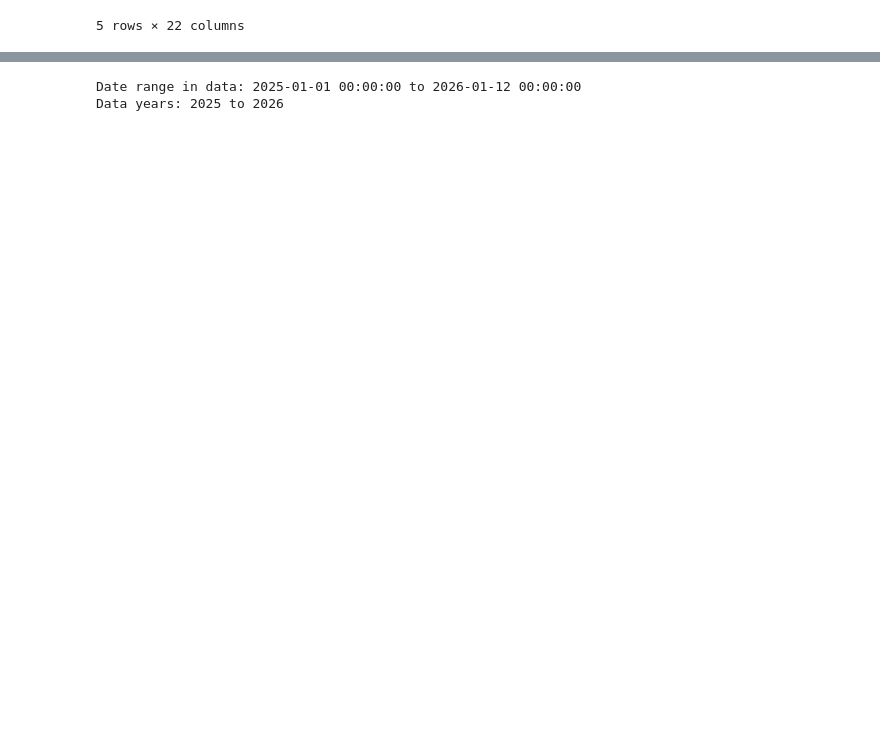
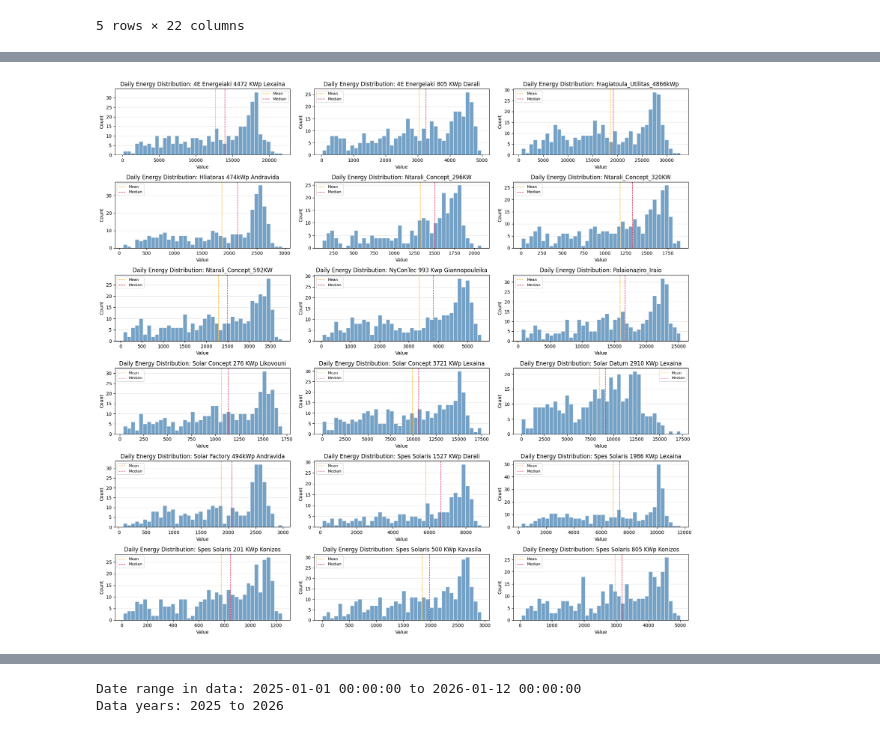
Before and after one commit to steliosvliaros/daily_avg_pv_kpi_heatmap, a Jupyter notebook: notebooks/01_prototype_pvgis_pi_heatmap.ipynb, the cells around one changed output, grey strips where cells are left out. Saved outputs shown, nothing was run; the diff lists cells and outputs as text; code cells hidden in the pictures; blank space fills up the shorter version.

```diff
--- a/notebooks/01_prototype_pvgis_pi_heatmap.ipynb
+++ b/notebooks/01_prototype_pvgis_pi_heatmap.ipynb
@@ -48,0 +130,87 @@ daily.head()
+# %%
+def histplot_distribution_per_column(
+    df: pd.DataFrame,
+    title_prefix: str = "Distribution",
+    ncols: int = 3,
+    bins: int = 30,
+    density: bool = False,
+    dropna: bool = True,
+    sharex: bool = False,
+    sharey: bool = False,
+    show_stats: bool = True,
+):
+    """
+    Plot one histogram per column in a grid of subplots.
+
+    Parameters:
+    -----------
+    df: pd.DataFrame
+        DataFrame indexed by date; each column is a park/series.
+    title_prefix: str
+        Prefix used in subplot titles.
+    ncols: int
+        Number of columns in the subplot grid.
+    bins: int
+        Histogram bin count.
+    density: bool
+        If True, normalize histogram to form a probability density.
+    dropna: bool
+        If True, exclude NaNs from each column.
+    sharex/sharey: bool
+        Share axes across subplots.
+    show_stats: bool
+        If True, draw vertical lines for mean and median.
+    """
+    cols = list(df.columns)
+    if len(cols) == 0:
+        print("No columns to plot.")
+        return
+
+    n = len(cols)
+    nrows = int(np.ceil(n / ncols))
+    figsize = (min(6 * ncols, 24), max(2.8 * nrows, 4))
+
+    fig, axes = plt.subplots(nrows=nrows, ncols=ncols, figsize=figsize, sharex=sharex, sharey=sharey)
+    if nrows == 1:
+        axes = np.array([axes])
+    if ncols == 1:
+        axes = axes.reshape(nrows, 1)
+
+    axes_flat = axes.ravel()
+
+    for i, col in enumerate(cols):
+        ax = axes_flat[i]
+        values = df[col]
+        if dropna:
+            values = values.dropna()
+
+        ax.hist(values, bins=bins, alpha=0.75, color='steelblue', edgecolor='white', density=density)
+
+        # Use short_label if available, else raw column name
+        try:
+            label = short_label(col)
+        except Exception:
+            label = col
+        ax.set_title(f"{title_prefix}: {label}")
+        ax.grid(axis='y', alpha=0.3)
+        ax.set_xlabel("Value")
+        ax.set_ylabel("Density" if density else "Count")
+
+        if show_stats and len(values) > 0:
+            mean_val = float(values.mean())
+            median_val = float(values.median())
+            ax.axvline(mean_val, color='orange', linestyle='--', linewidth=1, label='Mean')
+            ax.axvline(median_val, color='crimson', linestyle='--', linewidth=1, label='Median')
+            ax.legend(fontsize=8)
+
+    # Hide any unused axes
+    for j in range(len(cols), len(axes_flat)):
+        axes_flat[j].set_visible(False)
+
+    plt.tight_layout()
+    plt.show()
+
+# Example: plot one histogram per column
+histplot_distribution_per_column(daily, title_prefix="Daily Energy Distribution", ncols=3, bins=40, density=False)
+# %% [output]
+[figure, added]
```
Also changed, not shown: parts of 12 cells of this notebook.
